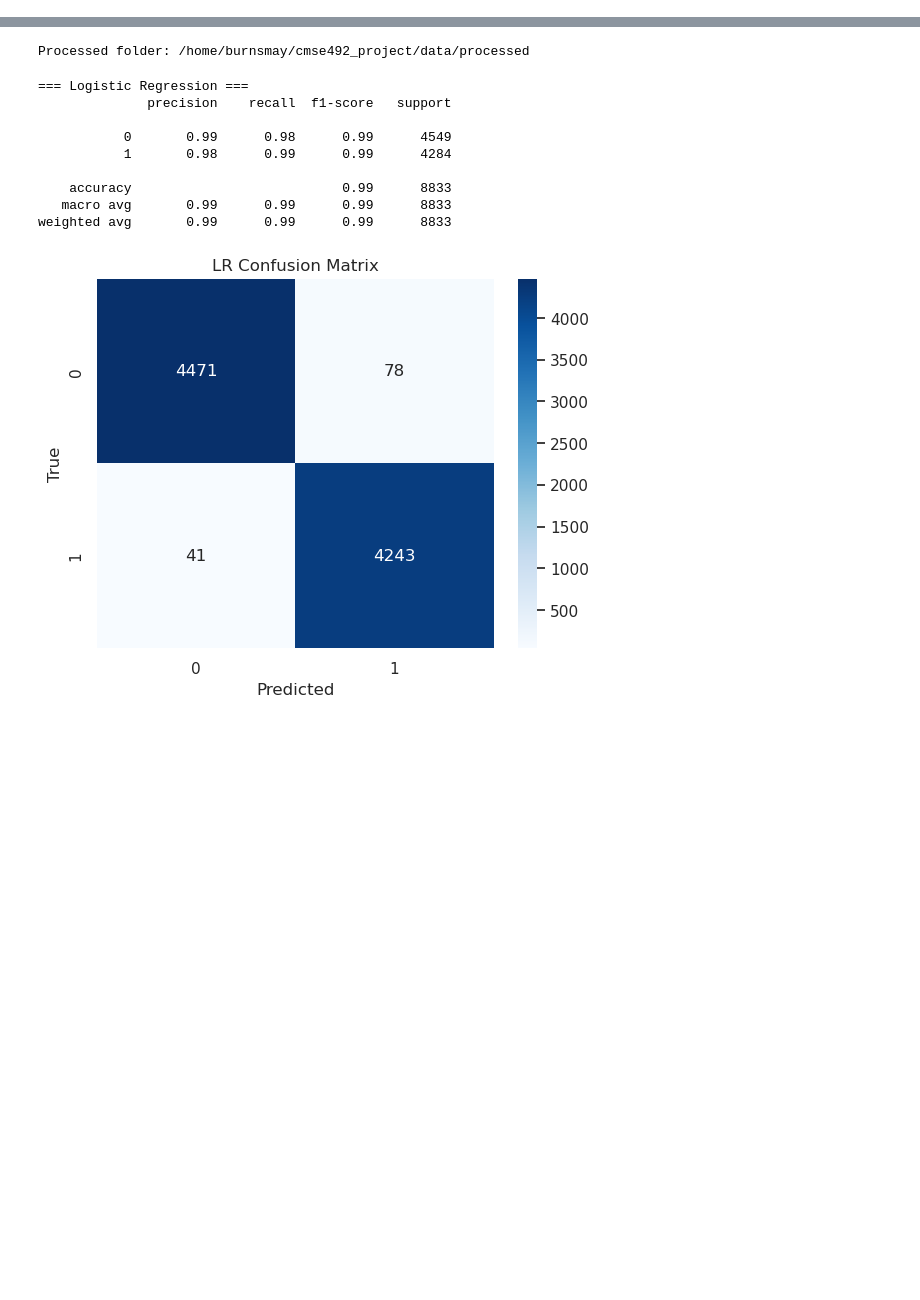
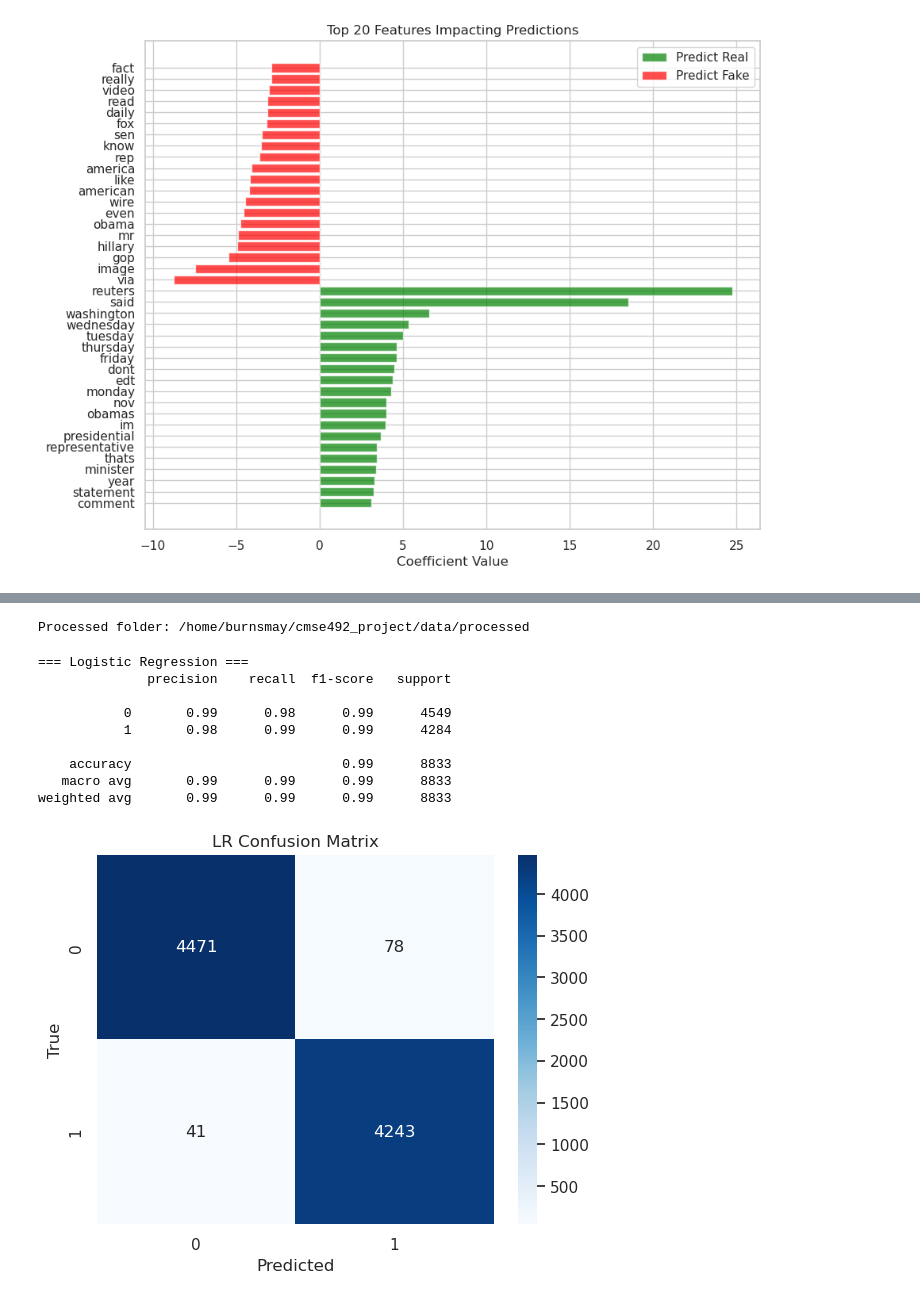
Before and after one commit to burnsmay/cmse492_project, a Jupyter notebook: notebooks/exploratory/fake_news_pipeline.ipynb, the cells around one changed output, grey strips where cells are left out. Drawn from its saved outputs; the diff is of its cells as text; code cells hidden in the pictures; blank space fills up the shorter version.

Commit message:
Added figures and tests

```diff
--- a/notebooks/exploratory/fake_news_pipeline.ipynb
+++ b/notebooks/exploratory/fake_news_pipeline.ipynb
@@ -0,0 +1,29 @@
+# %%
+import numpy as np
+import pandas as pd
+import matplotlib.pyplot as plt
+
+# Load vectorizer and model
+logreg_model = joblib.load(os.path.join(MODELS, "logreg_model.pkl"))
+tfidf = joblib.load(os.path.join(MODELS, "tfidf.pkl"))
+
+# Get feature names
+feature_names = np.array(tfidf.get_feature_names_out())
+
+# Get model coefficients
+coefs = logreg_model.coef_[0]
+
+# Top positive and negative features
+top_pos_indices = np.argsort(coefs)[-20:]  # most positive
+top_neg_indices = np.argsort(coefs)[:20]   # most negative
+
+# Plot
+plt.figure(figsize=(10,8))
+plt.barh(feature_names[top_pos_indices], coefs[top_pos_indices], color='green', alpha=0.7, label='Predict Real')
+plt.barh(feature_names[top_neg_indices], coefs[top_neg_indices], color='red', alpha=0.7, label='Predict Fake')
+plt.xlabel("Coefficient Value")
+plt.title("Top 20 Features Impacting Predictions")
+plt.legend()
+plt.show()
+# %% [output]
+[figure, added]
```
Also changed, not shown: parts of 3 cells of this notebook.
